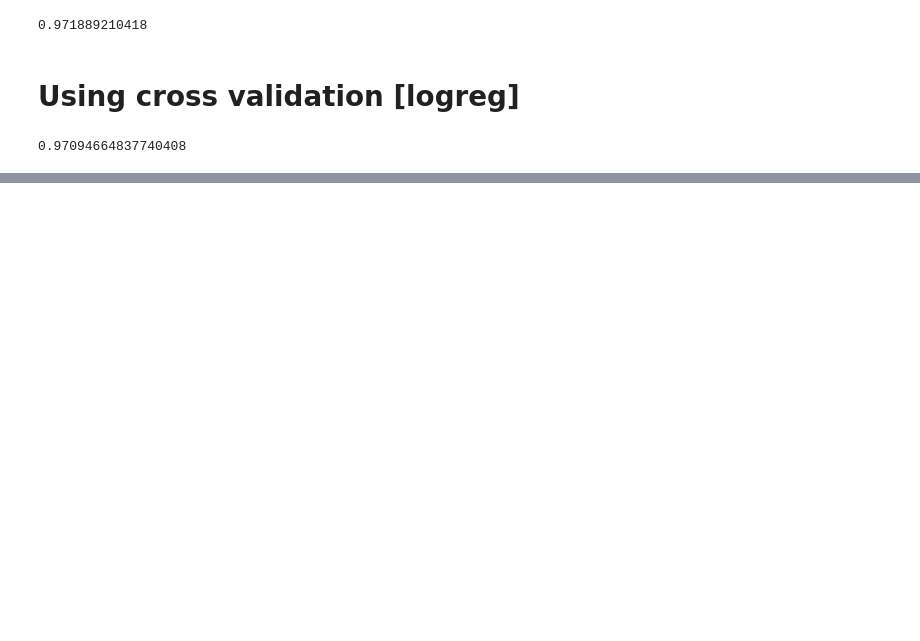
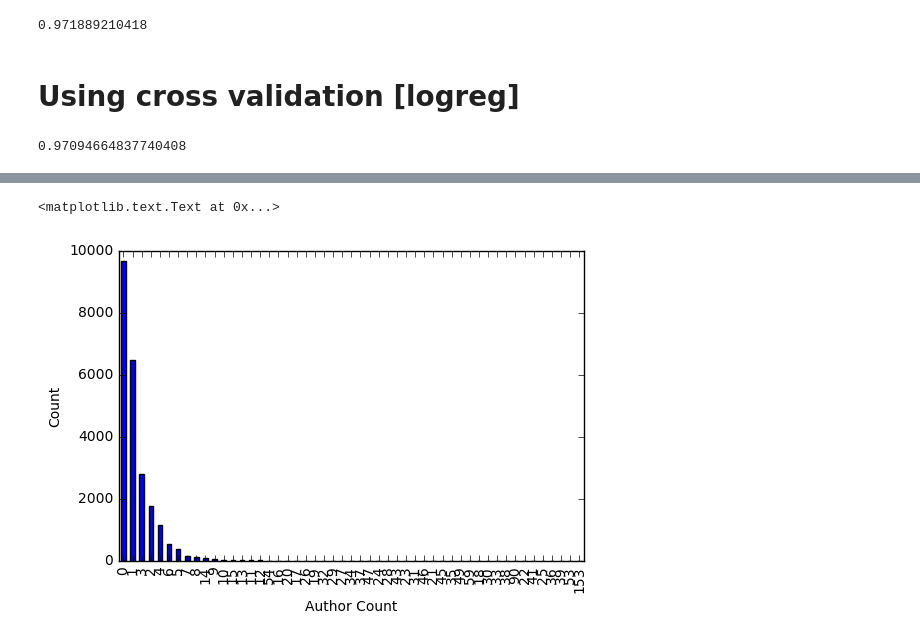
Before and after one commit to Stanleyyork/sfdat28-stevens, a Jupyter notebook: projects/political_lean/Exploration.ipynb, the cells around one changed output, grey strips where cells are left out. Drawn from its saved outputs; the diff is of its cells as text; code cells hidden in the pictures; blank space fills up the shorter version.

Commit message:
explore authors

```diff
--- a/projects/political_lean/Exploration.ipynb
+++ b/projects/political_lean/Exploration.ipynb
@@ -270,0 +286,3 @@ cross_val_score(logreg, X_dtm, y, cv=5, scoring='accuracy').mean()
+# %%
+political_lean_data['author_count'] = political_lean_data.text.str.count("author")
+political_lean_data.head()
@@ -270,0 +315,7 @@ cross_val_score(logreg, X_dtm, y, cv=5, scoring='accuracy').mean()
+# %%
+political_lean_data['author_count'].value_counts().plot(kind='bar')
+plt.xlabel('Author Count')
+plt.ylabel('Count')
+# %% [output]
+<matplotlib.text.Text at 0x...>
+[figure, added]
```
Also changed, not shown: parts of 12 cells of this notebook.
